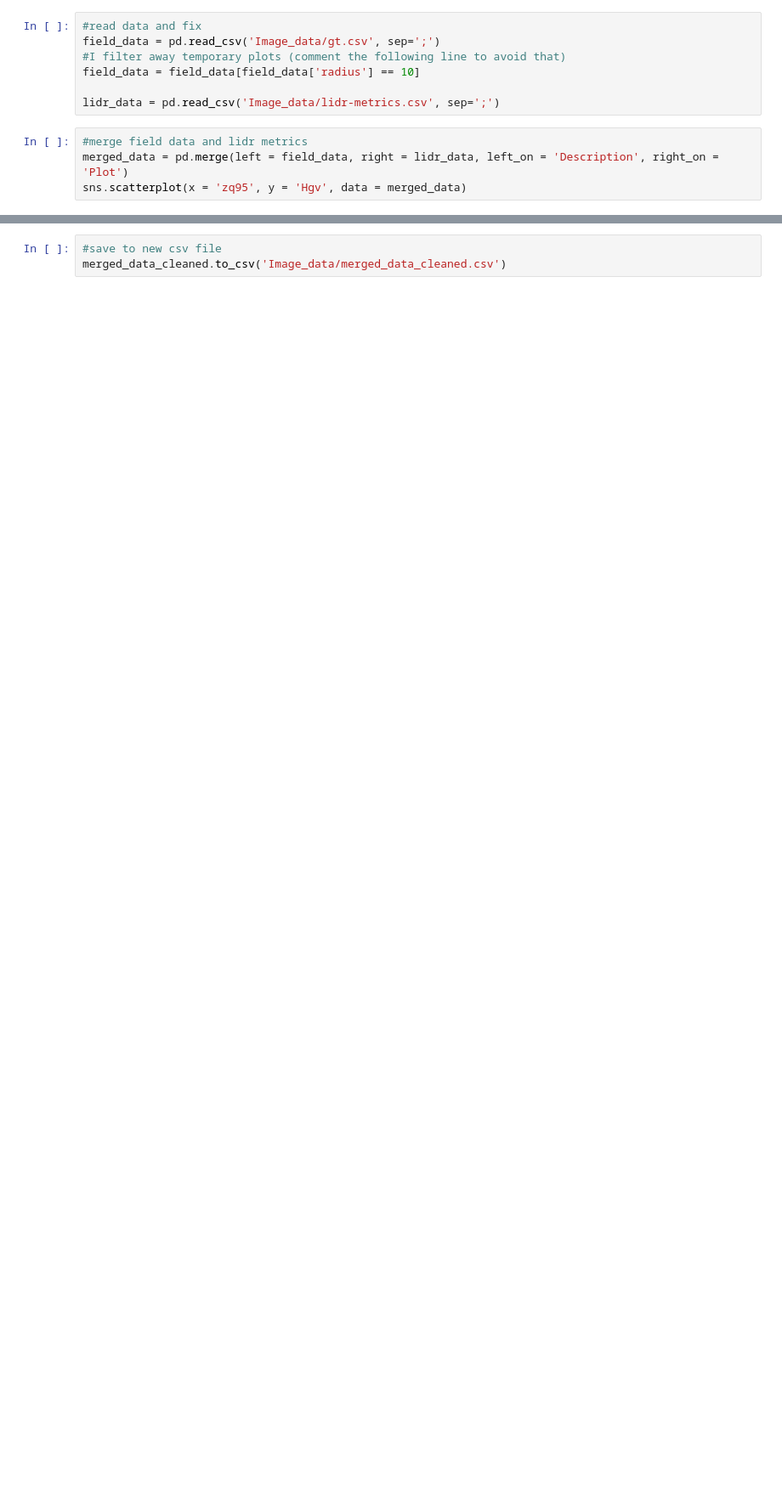
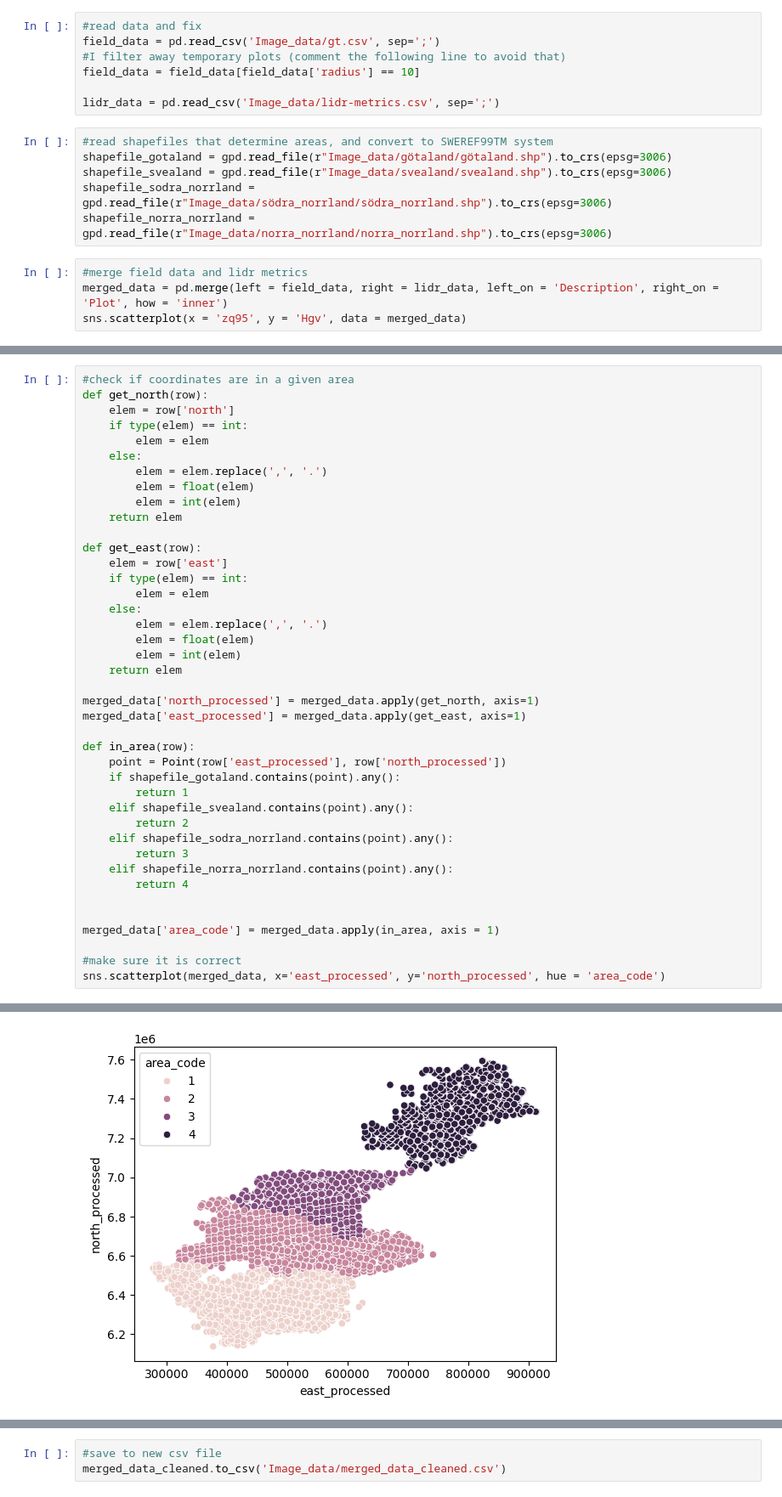
Before and after one commit to DageBjorne/forest-transfer, a Jupyter notebook: Data_cleaning_Sweden.ipynb, the cells around one changed output, grey strips where cells are left out. Shown: that part at 85% size. Drawn from its saved outputs; the diff is of its cells as text; blank space fills up the shorter version.

Commit message:
fix data cleaning

```diff
--- a/Data_cleaning_Sweden.ipynb
+++ b/Data_cleaning_Sweden.ipynb
@@ -11,10 +14,58 @@ field_data = pd.read_csv('Image_data/gt.csv', sep=';')
 field_data = field_data[field_data['radius'] == 10]
 
 lidr_data = pd.read_csv('Image_data/lidr-metrics.csv', sep=';')
+# %%
+#read shapefiles that determine areas, and convert to SWEREF99TM system
+shapefile_gotaland = gpd.read_file(r"Image_data/götaland/götaland.shp").to_crs(epsg=3006)
+shapefile_svealand = gpd.read_file(r"Image_data/svealand/svealand.shp").to_crs(epsg=3006)
+shapefile_sodra_norrland = gpd.read_file(r"Image_data/södra_norrland/södra_norrland.shp").to_crs(epsg=3006)
+shapefile_norra_norrland = gpd.read_file(r"Image_data/norra_norrland/norra_norrland.shp").to_crs(epsg=3006)
 # %%
 #merge field data and lidr metrics
-merged_data = pd.merge(left = field_data, right = lidr_data, left_on = 'Description', right_on = 'Plot')
+merged_data = pd.merge(left = field_data, right = lidr_data, left_on = 'Description', right_on = 'Plot', how = 'inner')
 sns.scatterplot(x = 'zq95', y = 'Hgv', data = merged_data)
 # %% [output]
 <Axes: xlabel='zq95', ylabel='Hgv'>
 [figure]
+# %%
+#check if coordinates are in a given area
+def get_north(row):
+    elem = row['north']
+    if type(elem) == int:
+        elem = elem
+    else:
+        elem = elem.replace(',', '.')
+        elem = float(elem)
+        elem = int(elem)
+    return elem
+
+def get_east(row):
+    elem = row['east']
+    if type(elem) == int:
+        elem = elem
+    else:
+        elem = elem.replace(',', '.')
+        elem = float(elem)
+        elem = int(elem)
+    return elem
+
+merged_data['north_processed'] = merged_data.apply(get_north, axis=1)
+merged_data['east_processed'] = merged_data.apply(get_east, axis=1)
+
+def in_area(row):
+    point = Point(row['east_processed'], row['north_processed'])
+    if shapefile_gotaland.contains(point).any():
+        return 1
+    elif shapefile_svealand.contains(point).any():
+        return 2
+    elif shapefile_sodra_norrland.contains(point).any():
+        return 3
+    elif shapefile_norra_norrland.contains(point).any():
+        return 4
+
+
+merged_data['area_code'] = merged_data.apply(in_area, axis = 1)
+
+#make sure it is correct
+sns.scatterplot(merged_data, x='east_processed', y='north_processed', hue = 'area_code')
+# %% [output]
@@ -20,0 +73 @@ sns.scatterplot(x = 'zq95', y = 'Hgv', data = merged_data)
+[figure, added]
```
Also changed, not shown: parts of 5 cells of this notebook, 1 other file.
